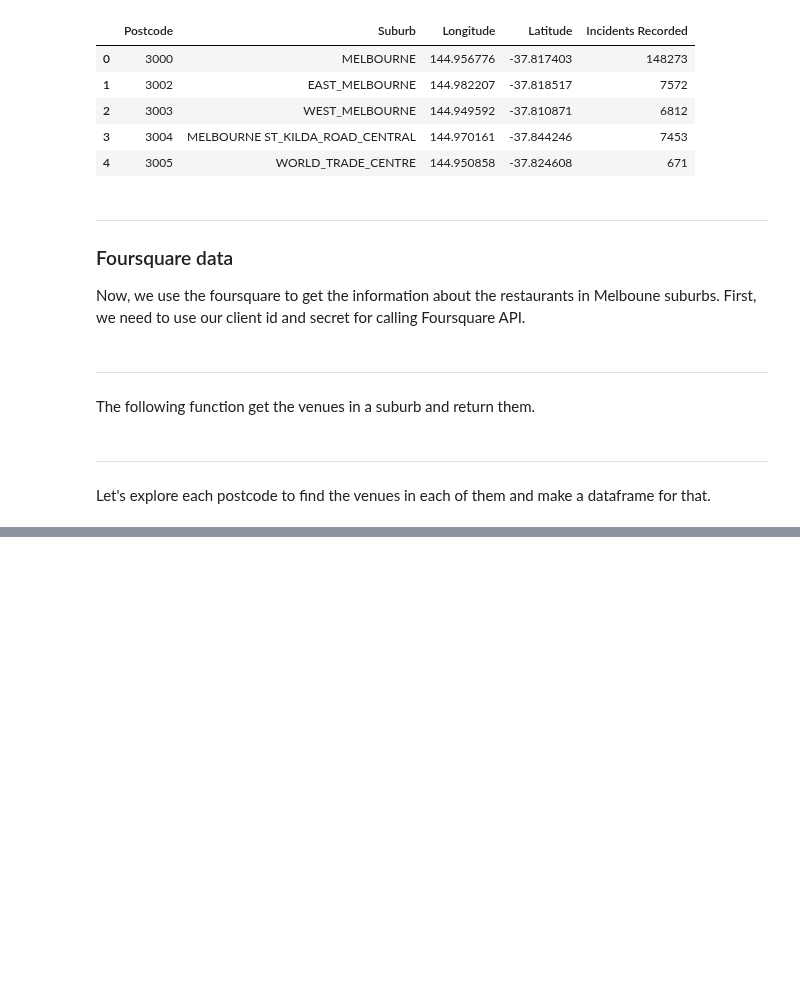
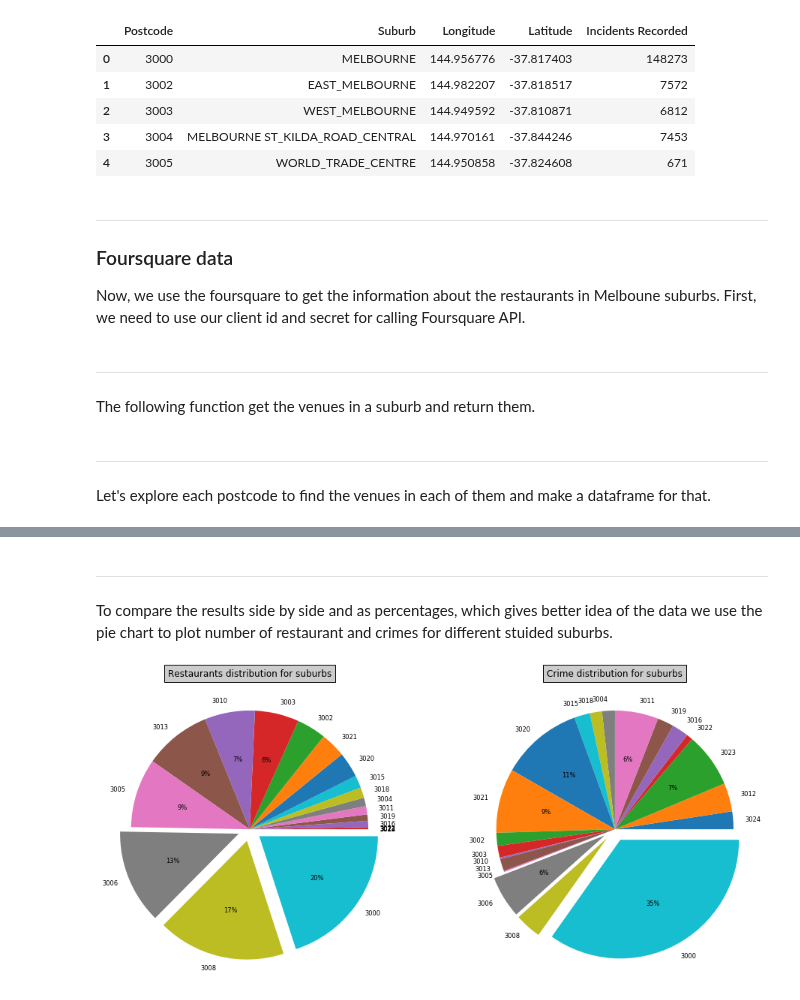
Before and after one commit to mnaemi/github-mn, a Jupyter notebook: Assignment4.ipynb, the cells around one changed output, grey strips where cells are left out. Drawn from its saved outputs; the diff is of its cells as text; code cells hidden in the pictures; blank space fills up the shorter version.

```diff
--- a/Assignment4.ipynb
+++ b/Assignment4.ipynb
@@ -244,0 +309,22 @@ Melb_venues.head()
+# %% [markdown]
+----
+To compare the results side by side and as percentages, which gives better idea of the data we use the pie chart to plot number of restaurant and crimes for different stuided suburbs.
+# %%
+Melb_venues_crimes.reset_index(inplace=True)
+Melb_venues_crimes.sort_values(by=['No Restaurants'],inplace=True)
+def autopct_more_than_5(pct):
+    return ('%1.f%%' % pct) if pct > 5 else ''
+explode=np.zeros(Melb_venues_crimes.shape[0])
+explode[-3:-1]=.1
+explode[-1]=.1
+plt.subplot(221)
+plt.pie(Melb_venues_crimes['No Restaurants'],autopct=autopct_more_than_5,explode=explode,textprops={'size': 'smaller'},labels=Melb_venues_crimes['Postcode'])
+plt.title('Restaurants distribution for suburbs', bbox={'facecolor':'0.8', 'pad':5})
+plt.subplot(222)
+plt.pie(Melb_venues_crimes['Incidents Recorded'],autopct=autopct_more_than_5,explode=explode,textprops={'size': 'smaller'},labels=Melb_venues_crimes['Postcode'])
+plt.title('Crime distribution for suburbs', bbox={'facecolor':'0.8', 'pad':5})
+
+fig = plt.gcf()
+fig.set_size_inches(16,16)
+# %% [output]
+[figure, added]
```
Also changed, not shown: parts of 43 cells of this notebook.
